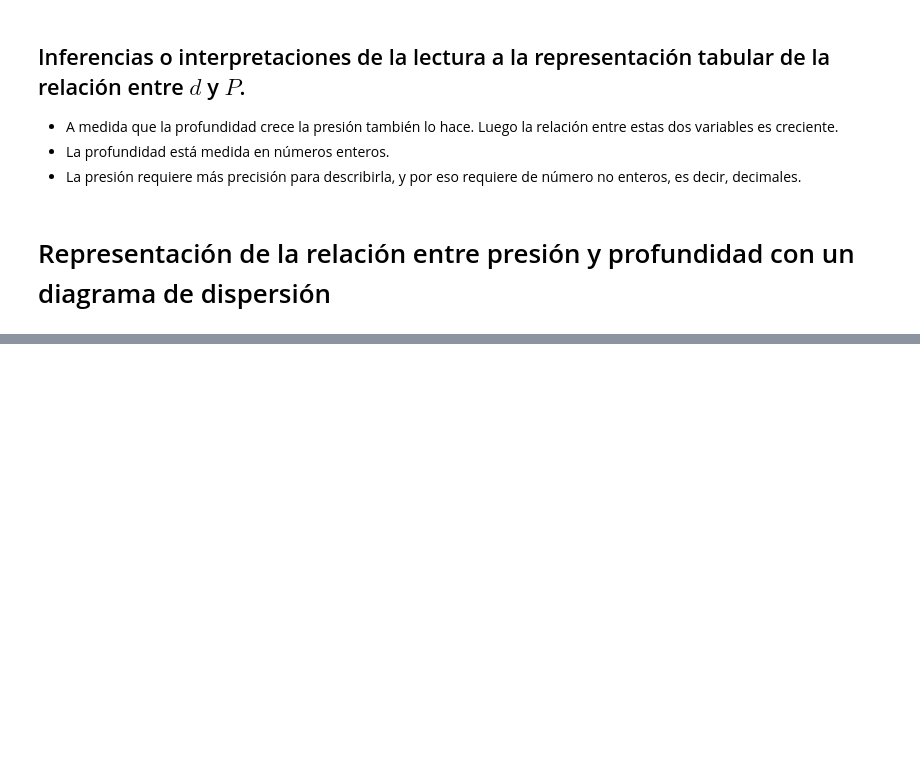
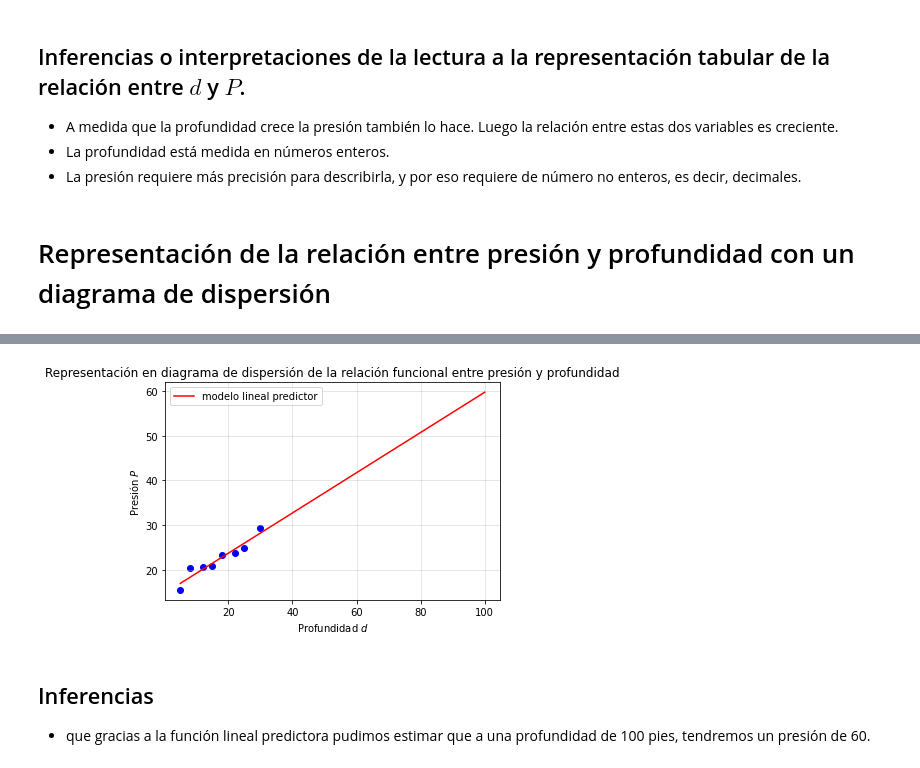
Before and after one commit to marco-canas/fundamentos_de_las_matematicas, a Jupyter notebook: modelo_lineal.ipynb, the cells around one changed output, grey strips where cells are left out. Drawn from its saved outputs; the diff is of its cells as text; code cells hidden in the pictures; blank space fills up the shorter version.

```diff
--- a/modelo_lineal.ipynb
+++ b/modelo_lineal.ipynb
@@ -77,0 +88,4 @@ plt.show()
+# %%
+funcion_predictora_lineal = LinearRegression() # le di nombre al predictor que quiero obtener
+# %%
+funcion_predictora_lineal.fit(d.reshape(-1,1), P.reshape(-1,1))
@@ -77,0 +94,3 @@ plt.show()
+# %%
+m = funcion_predictora_lineal.coef_[0][0]
+m
@@ -77,0 +99,3 @@ plt.show()
+# %%
+b = funcion_predictora_lineal.intercept_[0]
+b
@@ -77,0 +107,19 @@ plt.show()
+# %%
+import matplotlib.pyplot as plt
+
+plt.title ('Representación en diagrama de dispersión de la relación funcional entre presión y profundidad')
+plt.scatter(d, P, color = 'blue')
+a,b_ = min(d), max(d)
+# plt.plot(d, P, 'b-')
+plt.xlabel('Profundidad $d$')
+plt.ylabel('Presión $P$')
+plt.plot([a,(b_+ 70)], [a*m + b, (b_+ 70)*m+ b],'r-', label= 'modelo lineal predictor')
+plt.grid(alpha = 0.4)
+plt.legend()
+plt.show()
+# %% [output]
+[figure, added]
+# %% [markdown]
+## Inferencias
+
+* que gracias a la función lineal predictora pudimos estimar que a una profundidad de 100 pies, tendremos un presión de 60.
```
Also changed, not shown: parts of 7 cells of this notebook.
